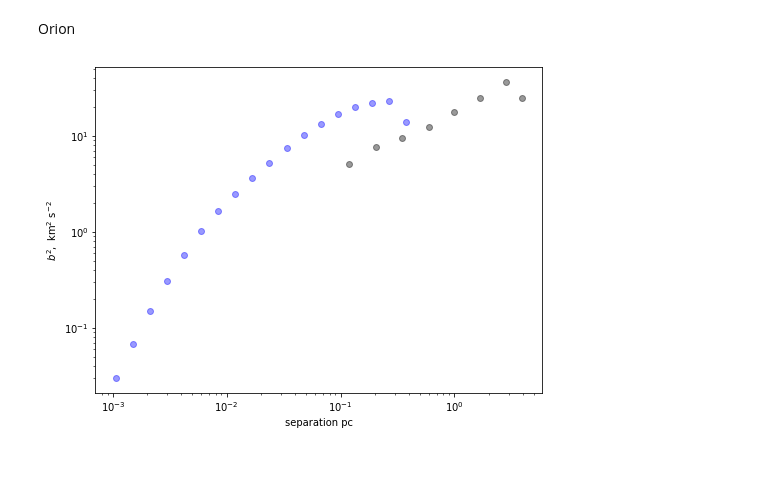
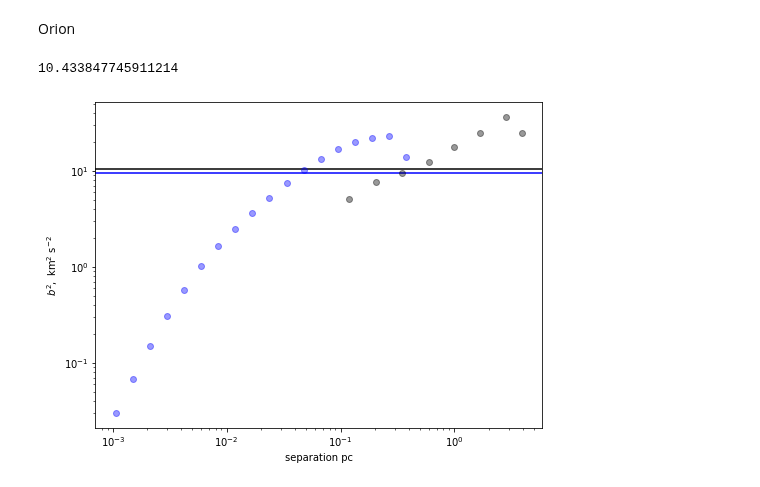
Before and after one commit to JavGVastro/PhD.Paper, a Jupyter notebook: Results.ipynb, the cells around one changed output. Saved outputs shown, nothing was run; the diff lists cells and outputs as text; code cells hidden in the pictures.

```diff
--- a/Results.ipynb
+++ b/Results.ipynb
@@ -100,15 +109,23 @@ None
 # %% [markdown]
 Orion
+# %%
+SF['OrionLH']['sig2']
+# %% [output]
+10.433847745911214
 # %%
 fig, ax = plt.subplots(figsize=(8, 6))
 
-ax.errorbar(SF[samples[0][6]]['s'],SF[samples[0][6]]['b2'], fmt='o', alpha=0.4,color="black")
-ax.errorbar(SF[samples[0][9]]['s'],SF[samples[0][9]]['b2'], fmt='o', alpha=0.4,color="blue")
+ax.errorbar(SF['OrionLH']['s'],SF['OrionLH']['b2'], fmt='o', alpha=0.4,color="black")
+ax.errorbar(SF['OrionS']['s'],SF['OrionS']['b2'], fmt='o', alpha=0.4,color="blue")
+
+ax.axhline(SF['OrionLH']['sig2'], ls='-',color="black")
+ax.axhline(SF['OrionS']['sig2'], ls='-',color="blue")
+
 
 ax.set(xscale='log', yscale='log',
        xlabel='separation pc',
        ylabel=r'$b^2,\ \mathrm{km^2\ s^{-2}}$'
       )
 None
 # %% [output]
-[figure, old version]
+[figure, new version]
```
Also changed, not shown: parts of 9 cells of this notebook.
